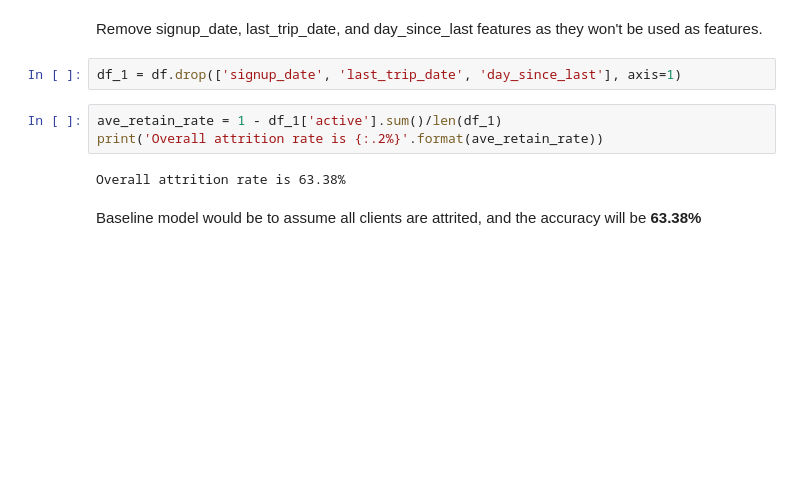
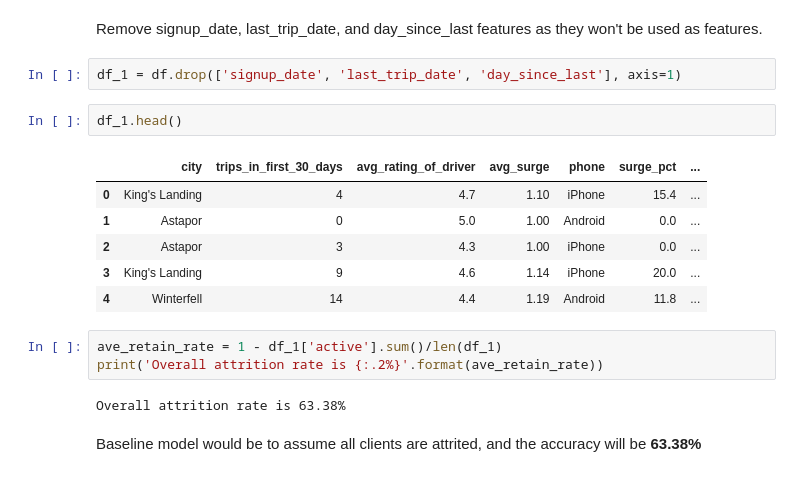
Before and after one commit to sittingman/takehome_proj, a Jupyter notebook: ultimate_challenge/part_3.ipynb, the cells around one changed output. Saved outputs shown, nothing was run; the diff lists cells and outputs as text; blank space fills up the shorter version.

```diff
--- a/ultimate_challenge/part_3.ipynb
+++ b/ultimate_challenge/part_3.ipynb
@@ -92,6 +92,15 @@ df.head()
 Remove signup_date, last_trip_date, and day_since_last features as they won't be used as features.
 # %%
 df_1 = df.drop(['signup_date', 'last_trip_date', 'day_since_last'], axis=1)
+# %%
+df_1.head()
+# %% [output]
+|  | city | trips_in_first_30_days | avg_rating_of_driver | avg_surge | phone | surge_pct | ... |
+| 0 | King's Landing | 4 | 4.7 | 1.10 | iPhone | 15.4 | ... |
+| 1 | Astapor | 0 | 5.0 | 1.00 | Android | 0.0 | ... |
+| 2 | Astapor | 3 | 4.3 | 1.00 | iPhone | 0.0 | ... |
+| 3 | King's Landing | 9 | 4.6 | 1.14 | iPhone | 20.0 | ... |
+| 4 | Winterfell | 14 | 4.4 | 1.19 | Android | 11.8 | ... |
 # %%
 ave_retain_rate = 1 - df_1['active'].sum()/len(df_1)
 print('Overall attrition rate is {:.2%}'.format(ave_retain_rate))
```
Also changed, not shown: parts of 15 cells of this notebook.
